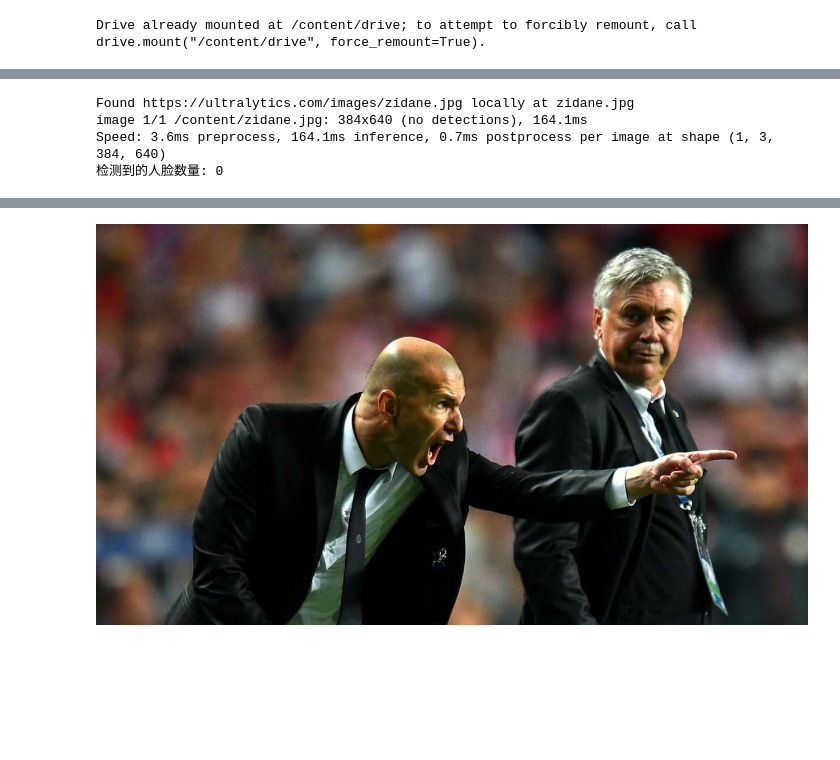
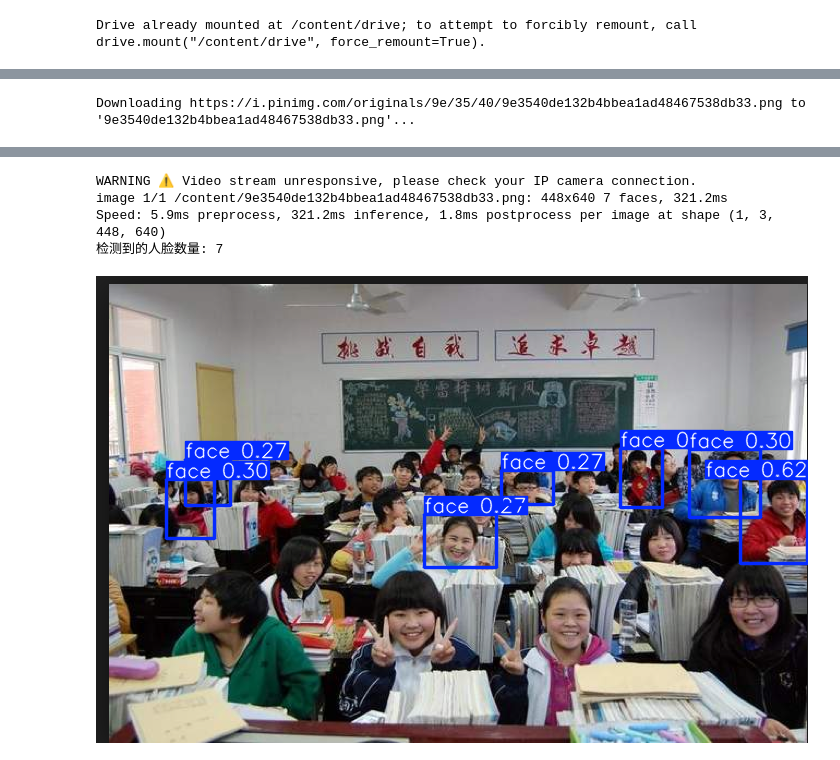
Before and after one commit to Archer001201/Computer-Vision-Project-Overview, a Jupyter notebook: FaceDetection.ipynb, the cells around one changed output, grey strips where cells are left out. Saved outputs shown, nothing was run; the diff lists cells and outputs as text; code cells hidden in the pictures; blank space fills up the shorter version.

```diff
--- a/FaceDetection.ipynb
+++ b/FaceDetection.ipynb
@@ -35,10 +35,7 @@ model = YOLO('yolov8n.pt')
 
 model.train(
     data='/content/drive/My Drive/IAT360/FaceDetectionDataset/data.yaml',
-    epochs=3,
-    batch=32,
-    imgsz=640,
-    lr0=0.001,
+     epochs=10, lr0=0.001
 )
 
 model.val()
@@ -116,8 +86,11 @@ task: 'detect'
 # %%
 import matplotlib.pyplot as plt
 %matplotlib inline
+from PIL import Image
 
-results = model.predict(source='https://ultralytics.com/images/zidane.jpg')
+imagePath = 'https://i.pinimg.com/originals/9e/35/40/9e3540de132b4bbea1ad48467538db33.png'
+
+results = model.predict(source=imagePath)
 
 face_count = 0
 # Show the results
@@ -134,7 +107,4 @@ print("检测到的人脸数量:", face_count)
 from google.colab.patches import cv2_imshow
 cv2_imshow(im_array)
 # %% [output]
-Found https://ultralytics.com/images/zidane.jpg locally at zidane.jpg
-image 1/1 /content/zidane.jpg: 384x640 (no detections), 164.1ms
-Speed: 3.6ms preprocess, 164.1ms inference, 0.7ms postprocess per image at shape (1, 3, 384, 640)
-检测到的人脸数量: 0
+Downloading https://i.pinimg.com/originals/9e/35/40/9e3540de132b4bbea1ad48467538db33.png to '9e3540de132b4bbea1ad48467538db33.png'...
@@ -141 +113,5 @@ Speed: 3.6ms preprocess, 164.1ms inference, 0.7ms postprocess per image at shape
+WARNING ⚠️ Video stream unresponsive, please check your IP camera connection.
+image 1/1 /content/9e3540de132b4bbea1ad48467538db33.png: 448x640 7 faces, 321.2ms
+Speed: 5.9ms preprocess, 321.2ms inference, 1.8ms postprocess per image at shape (1, 3, 448, 640)
+检测到的人脸数量: 7
-[figure, old version]
+[figure, new version]
```
Also changed, not shown: parts of 4 cells of this notebook.
